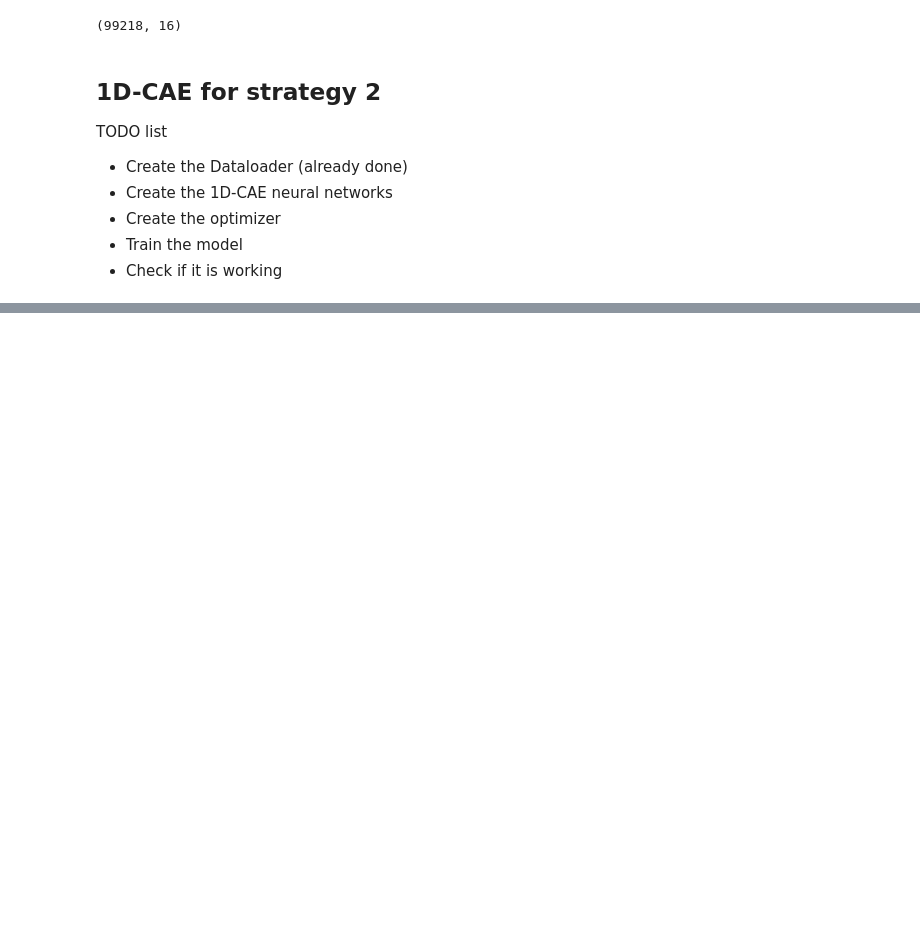
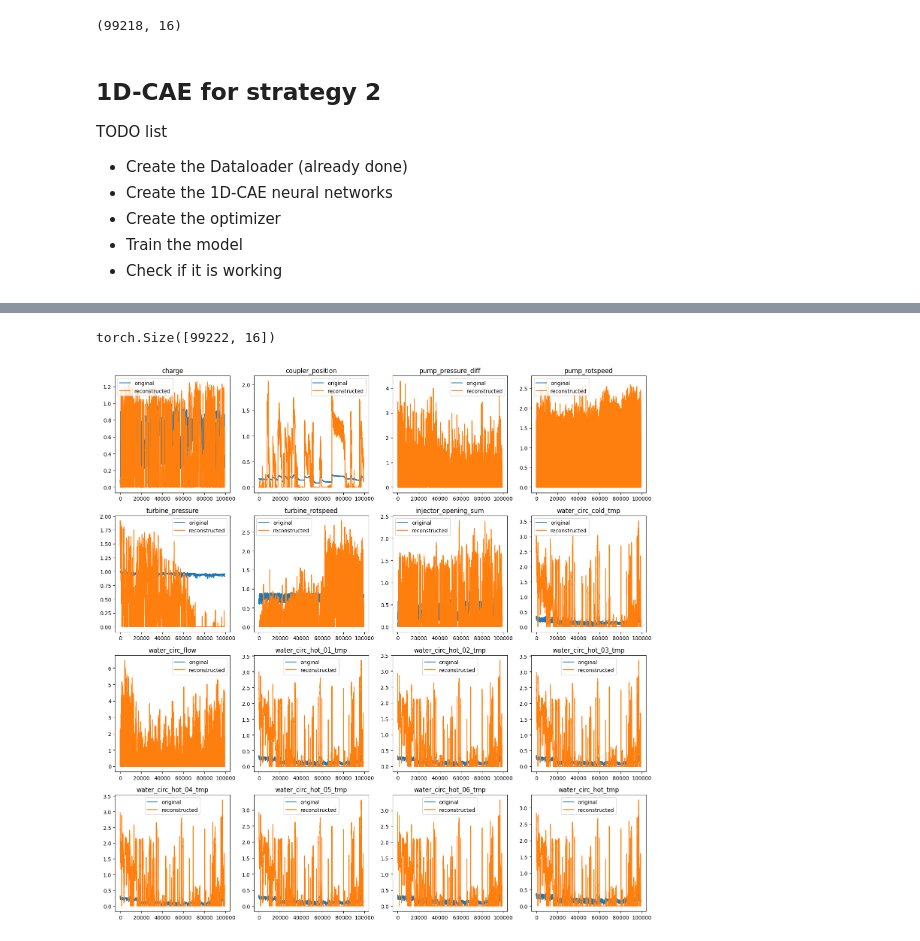
Before and after one commit to JiashengWan/MLPM, a Jupyter notebook: 1D_CAE.ipynb, the cells around one changed output, grey strips where cells are left out. Saved outputs shown, nothing was run; the diff lists cells and outputs as text; code cells hidden in the pictures; blank space fills up the shorter version.

```diff
--- a/1D_CAE.ipynb
+++ b/1D_CAE.ipynb
@@ -412,0 +475,35 @@ Model saved to models/VG5/strategy_1/1D_CNN_Heat_Exchanger.pt
+# %%
+training_tensor = TimeSeriesDataset(
+    StandardScaler().fit_transform(training_df), len(training_df)).__getitem__(0)
+# %%
+reconstructed_df = detector.model(training_tensor)
+# %%
+reconstructed_df = torch.t(reconstructed_df)
+reconstructed_df.shape
+# %% [output]
+torch.Size([99222, 16])
+# %%
+# Number of time series
+num_series = 16
+
+# Determine the grid size for subplots
+nrows = 4  # or any other suitable value
+ncols = 4  # or any other suitable value
+
+fig, axes = plt.subplots(nrows, ncols, figsize=(15, 15))
+
+# Flatten the axes array for easy iteration
+axes = axes.flatten()
+
+for i in range(num_series):
+    ax = axes[i]
+    ax.plot(training_df.iloc[:, i].values, label='original')
+    ax.plot(reconstructed_df[:, i].detach().numpy(), label="reconstructed")
+    ax.set_title(training_df.columns[i])
+    ax.legend()
+
+# Adjust layout
+plt.tight_layout()
+plt.show()
+# %% [output]
+[figure, added]
```
Also changed, not shown: parts of 9 cells of this notebook, 6 other files.
